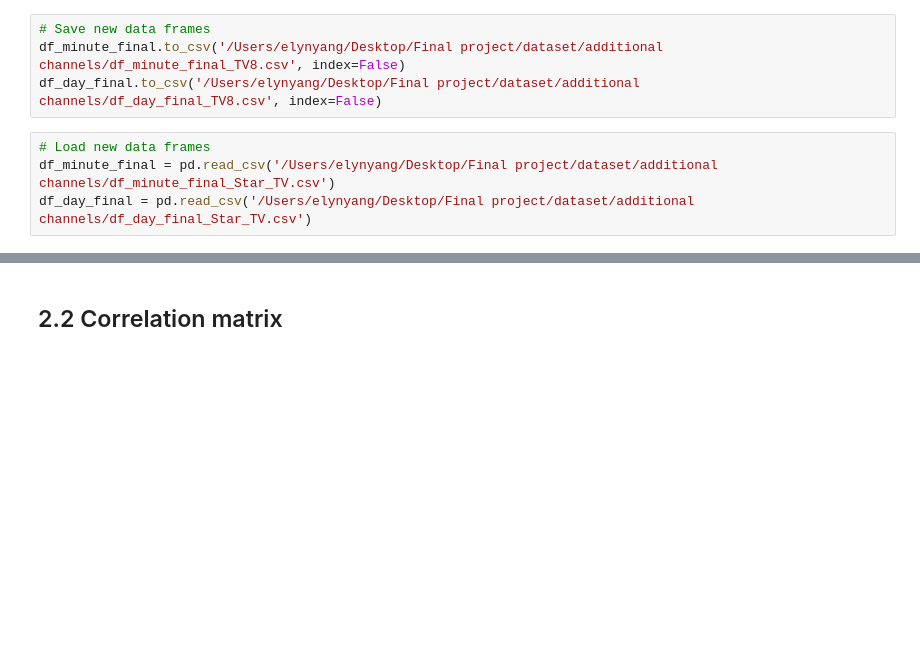
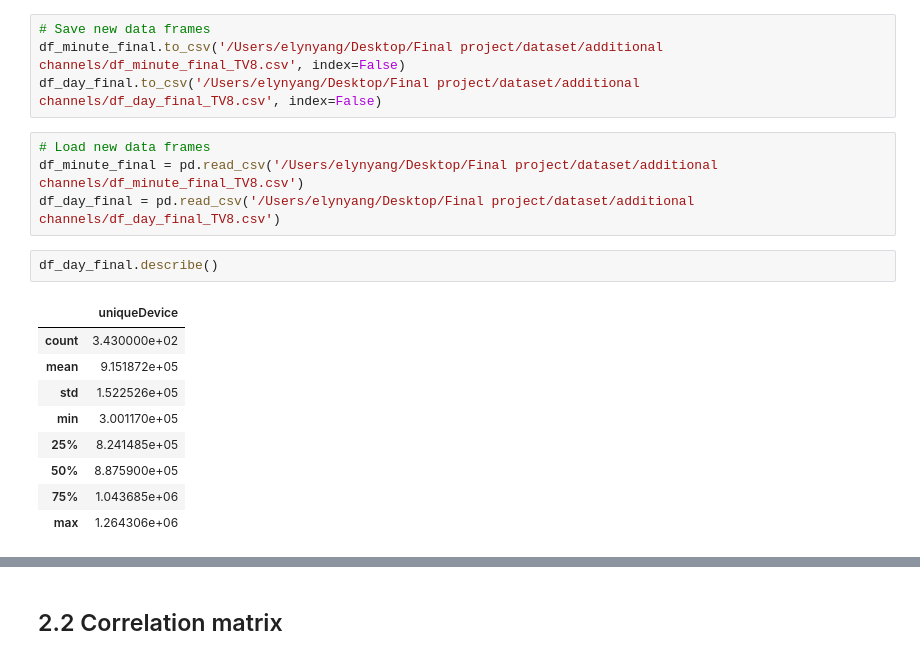
Before and after one commit to YilinElyn/Predicting-Live-TV-viewership, a Jupyter notebook: EDA_TV8.ipynb, the cells around one changed output, grey strips where cells are left out. Saved outputs shown, nothing was run; the diff lists cells and outputs as text; blank space fills up the shorter version.

```diff
--- a/EDA_TV8.ipynb
+++ b/EDA_TV8.ipynb
@@ -395,5 +385,17 @@ df_minute_final.to_csv('/Users/elynyang/Desktop/Final project/dataset/additional
 df_day_final.to_csv('/Users/elynyang/Desktop/Final project/dataset/additional channels/df_day_final_TV8.csv', index=False)
 # %%
 # Load new data frames
-df_minute_final = pd.read_csv('/Users/elynyang/Desktop/Final project/dataset/additional channels/df_minute_final_Star_TV.csv')
-df_day_final = pd.read_csv('/Users/elynyang/Desktop/Final project/dataset/additional channels/df_day_final_Star_TV.csv')
+df_minute_final = pd.read_csv('/Users/elynyang/Desktop/Final project/dataset/additional channels/df_minute_final_TV8.csv')
+df_day_final = pd.read_csv('/Users/elynyang/Desktop/Final project/dataset/additional channels/df_day_final_TV8.csv')
+# %%
+df_day_final.describe()
+# %% [output]
+|  | uniqueDevice |
+| count | 3.430000e+02 |
+| mean | 9.151872e+05 |
+| std | 1.522526e+05 |
+| min | 3.001170e+05 |
+| 25% | 8.241485e+05 |
+| 50% | 8.875900e+05 |
+| 75% | 1.043685e+06 |
+| max | 1.264306e+06 |
```
Also changed, not shown: parts of 8 cells of this notebook.
